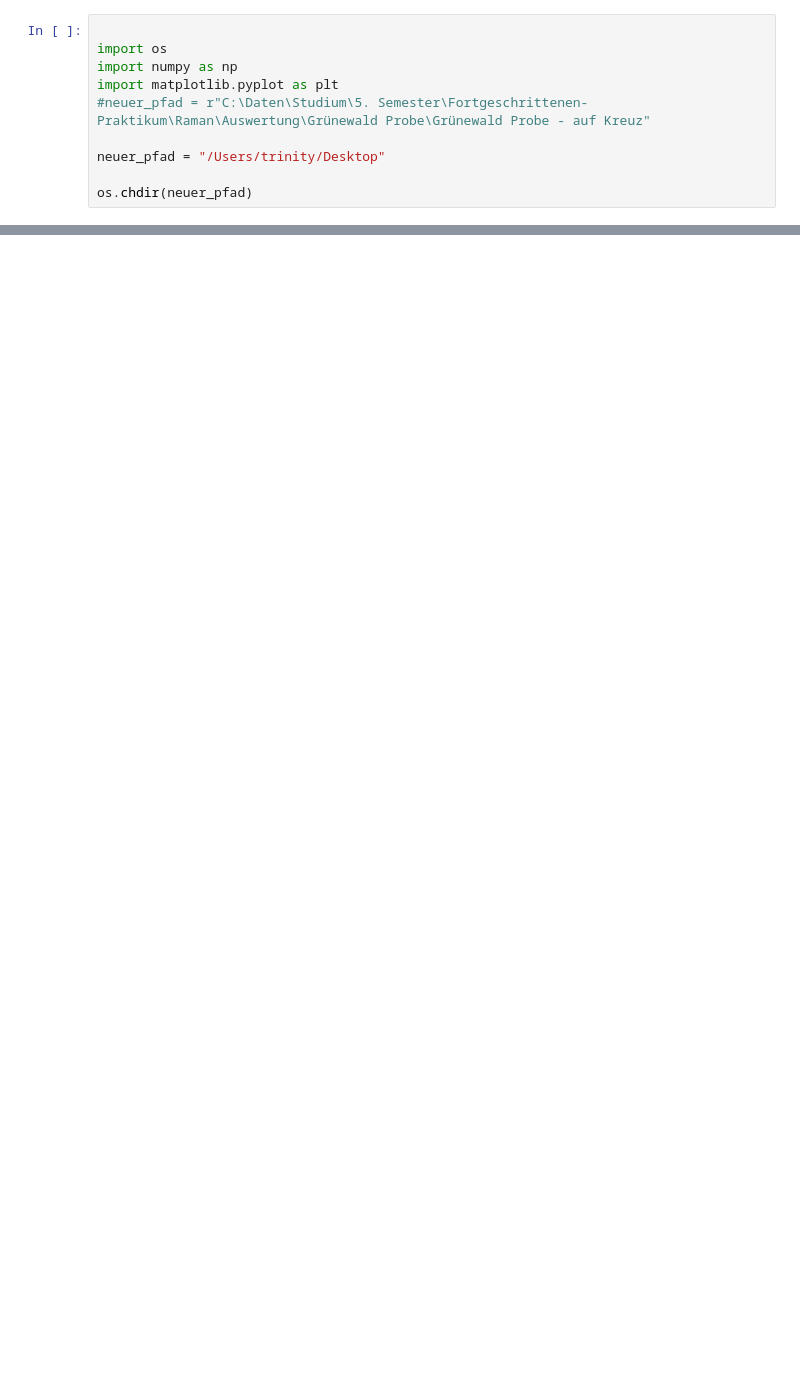
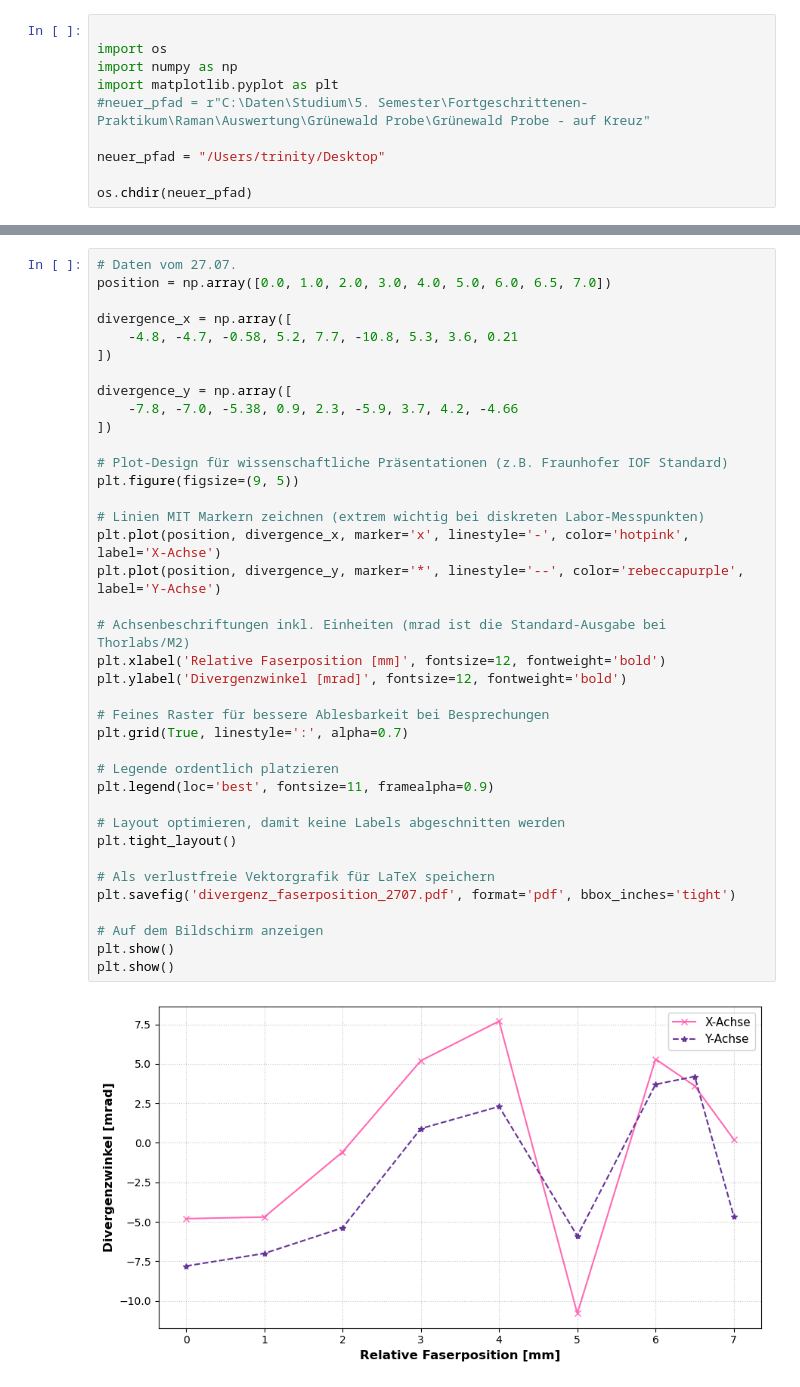
Before and after one commit to CodeTurtleT/lasercom-divergence-control, a Jupyter notebook: m2_measurments.ipynb, the cells around one changed output, grey strips where cells are left out. Cells and saved outputs as stored; diff of their text form; blank space fills up the shorter version.

```diff
--- a/m2_measurments.ipynb
+++ b/m2_measurments.ipynb
@@ -72,3 +72,43 @@ plt.savefig("m2_measurement.pdf")
 plt.show()
 # %% [output]
 [figure]
+# %%
+# Daten vom 27.07.
+position = np.array([0.0, 1.0, 2.0, 3.0, 4.0, 5.0, 6.0, 6.5, 7.0])
+
+divergence_x = np.array([
+    -4.8, -4.7, -0.58, 5.2, 7.7, -10.8, 5.3, 3.6, 0.21
+])
+
+divergence_y = np.array([
+    -7.8, -7.0, -5.38, 0.9, 2.3, -5.9, 3.7, 4.2, -4.66
+])
+
+# Plot-Design für wissenschaftliche Präsentationen (z.B. Fraunhofer IOF Standard)
+plt.figure(figsize=(9, 5))
+
+# Linien MIT Markern zeichnen (extrem wichtig bei diskreten Labor-Messpunkten)
+plt.plot(position, divergence_x, marker='x', linestyle='-', color='hotpink', label='X-Achse')
+plt.plot(position, divergence_y, marker='*', linestyle='--', color='rebeccapurple',  label='Y-Achse')
+
+# Achsenbeschriftungen inkl. Einheiten (mrad ist die Standard-Ausgabe bei Thorlabs/M2)
+plt.xlabel('Relative Faserposition [mm]', fontsize=12, fontweight='bold')
+plt.ylabel('Divergenzwinkel [mrad]', fontsize=12, fontweight='bold')
+
+# Feines Raster für bessere Ablesbarkeit bei Besprechungen
+plt.grid(True, linestyle=':', alpha=0.7)
+
+# Legende ordentlich platzieren
+plt.legend(loc='best', fontsize=11, framealpha=0.9)
+
+# Layout optimieren, damit keine Labels abgeschnitten werden
+plt.tight_layout()
+
+# Als verlustfreie Vektorgrafik für LaTeX speichern
+plt.savefig('divergenz_faserposition_2707.pdf', format='pdf', bbox_inches='tight')
+
+# Auf dem Bildschirm anzeigen
+plt.show()
+plt.show()
+# %% [output]
+[figure, added]
```
Also changed, not shown: parts of 1 cell of this notebook, 4 other files.
